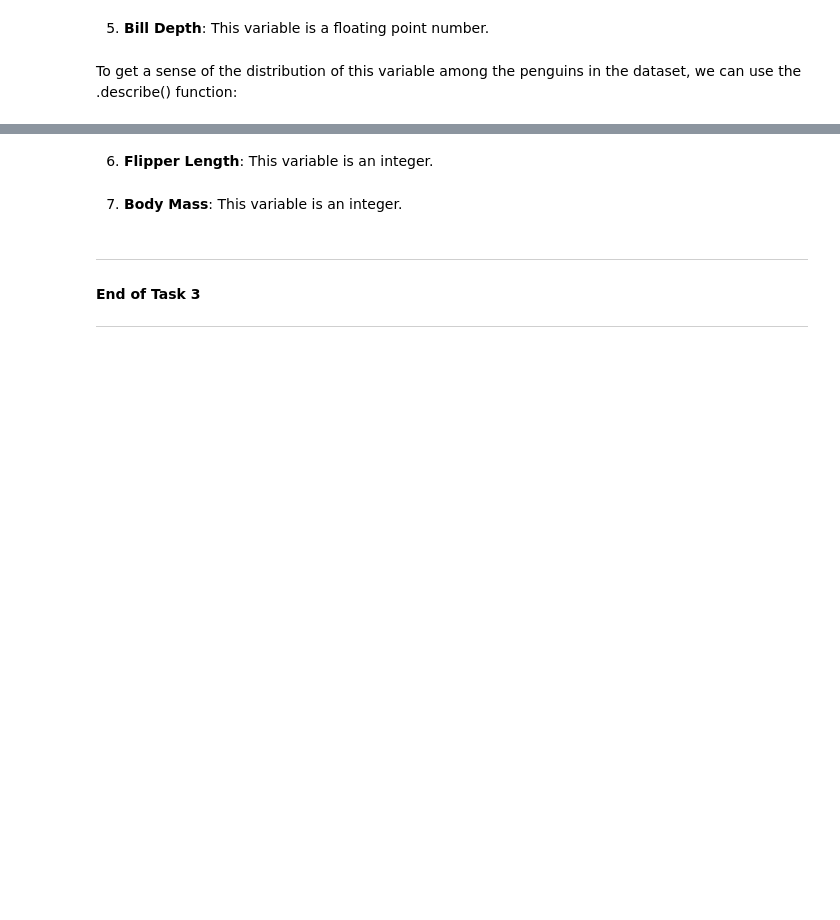
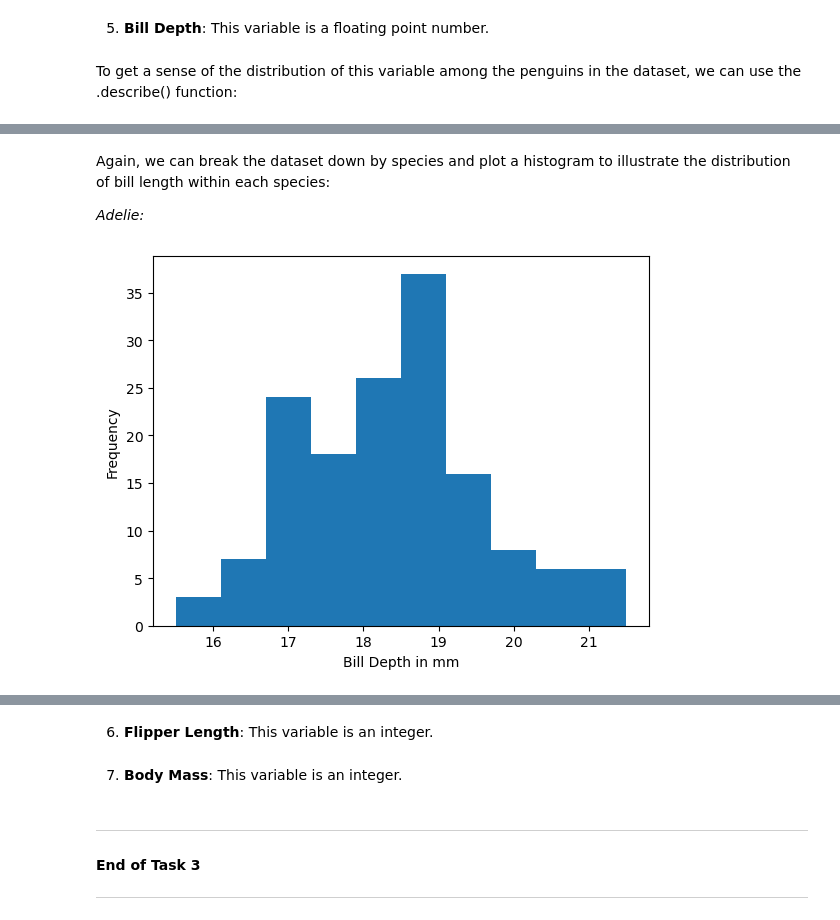
Before and after one commit to jmce22/fund_data, a Jupyter notebook: tasks.ipynb, the cells around one changed output, grey strips where cells are left out. Cells and saved outputs as stored; diff of their text form; code cells hidden in the pictures; blank space fills up the shorter version.

```diff
--- a/tasks.ipynb
+++ b/tasks.ipynb
@@ -344,0 +435,16 @@ print(bill_depth_stats)
+# %% [markdown]
+Again, we can break the dataset down by species and plot a histogram to illustrate the distribution of bill length within each species:
+
+*Adelie:*
+# %%
+# Adelie
+
+# here the loc function isolates the entries in the species column called 'Adelie'
+adelie_bill_depth = df.loc[df['species'] == 'Adelie', 'bill_depth']
+
+plt.hist(x = adelie_bill_depth, bins = 10)
+plt.xlabel('Bill Depth in mm')
+plt.ylabel('Frequency')
+plt.show()
+# %% [output]
+[figure, added]
```
Also changed, not shown: parts of 22 cells of this notebook.
